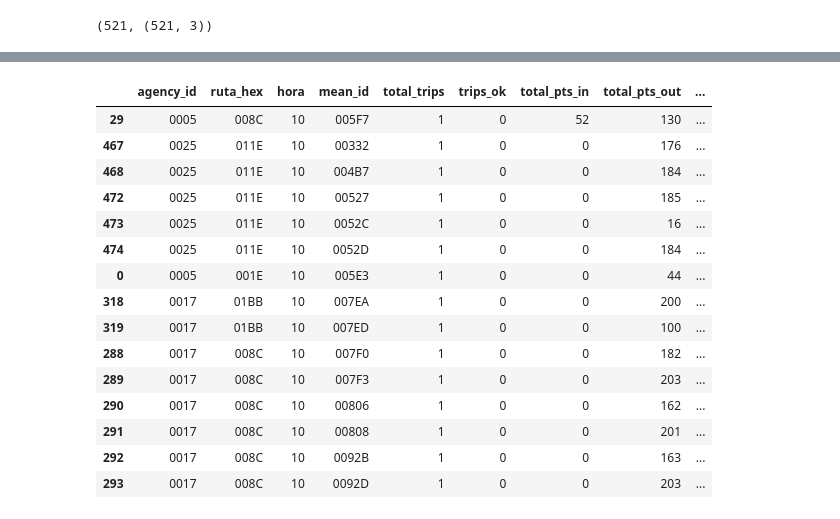
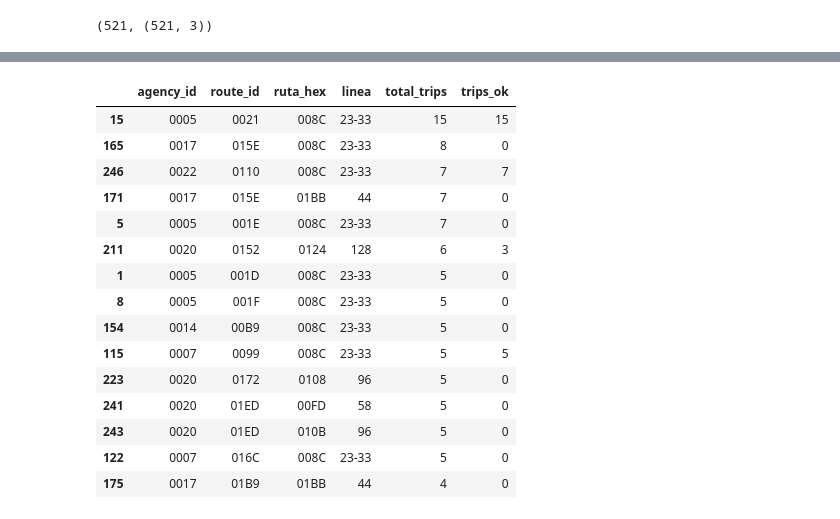
Before and after one commit to alantorresve/cumplimiento-rutas-h3, a Jupyter notebook: app.ipynb, the cells around one changed output, grey strips where cells are left out. Drawn from its saved outputs; the diff is of its cells as text; code cells hidden in the pictures.

```diff
--- a/app.ipynb
+++ b/app.ipynb
@@ -26,9 +3,6 @@ Note: you may need to restart the kernel to use updated packages.
 from pathlib import Path
 import pandas as pd
 import numpy as np
-
-from IPython.display import display, HTML
-import ipywidgets as widgets
 
 pd.set_option("display.max_columns", 200)
 pd.set_option("display.width", 160)
@@ -38,11 +12,9 @@ def norm_emp_id(x):
     s = str(x).strip()
     return s.zfill(4) if s.isdigit() and len(s) <= 4 else s
 
-def fmt_pct(x):
-    if pd.isna(x):
-        return "-"
-    try:
-        return f"{x:.1%}"
-    except Exception:
-        return "-"
+def make_trip_uid(df):
+    """UID de viaje dependiente de bus: par (mean_id, trip_id)."""
+    a = df.get("mean_id").astype(str)
+    b = df.get("trip_id").astype(str)
+    return (a + "§" + b)
 # %%
@@ -299,20 +188,35 @@ HBox(children=(SelectMultiple(description='Empresa', options=('1° DE DICIEMBRE
 # %%
-# BLOQUE 6 : KPI por bus (empresa + ruta + hora + mean_id)
-group_bus = [c for c in ["agency_id","ruta_hex","hora","mean_id"] if c in trips.columns]
-if group_bus:
-    facts_bus = (
-        trips.groupby(group_bus, dropna=False)
-             .agg(total_trips=("trip_id","nunique"),
-                  trips_ok=("trip_match","sum"),
-                  total_pts_in=("pts_in","sum"),
-                  total_pts_out=("pts_out","sum"))
-             .reset_index()
+# BLOQUE 6 (actualizado): consistencia declarada vs ejecutada con vista de línea
+# Si bien la consistencia se calcula sobre route_id vs ruta_hex, mostramos también la 'linea' asociada a la ruta ejecutada.
+
+have_route_cols = {"route_id","ruta_hex"}.issubset(trips.columns)
+if have_route_cols:
+    # traer la línea ejecutada por ruta_hex
+    # (ya la tenemos en trips['linea'], pero la conservamos en la tabla de pares)
+    pairs_cols = ["agency_id","route_id","ruta_hex","linea","trip_uid","trip_match"]
+    keep = [c for c in pairs_cols if c in trips.columns]
+
+    base_pairs = trips[keep].drop_duplicates(subset=["agency_id","route_id","ruta_hex","linea","trip_uid"])
+
+    pairs = (
+        base_pairs.groupby(["agency_id","route_id","ruta_hex","linea"], dropna=False)
+                  .agg(total_trips=("trip_uid","nunique"),
+                       trips_ok=("trip_match","sum"))
+                  .reset_index()
+                  .sort_values("total_trips", ascending=False)
     )
-    facts_bus["pct_trips_ok"] = (facts_bus["trips_ok"] / facts_bus["total_trips"]).replace([np.inf,-np.inf], np.nan).round(3)
-    facts_bus["pct_pts_in"]   = (facts_bus["total_pts_in"] / (facts_bus["total_pts_in"] + facts_bus["total_pts_out"])).replace([np.inf,-np.inf], np.nan).round(3)
 
-    print("Peores buses por % trips OK:")
-    display(facts_bus.sort_values("pct_trips_ok", ascending=True).head(15))
+    mismatch = pairs[pairs["route_id"] != pairs["ruta_hex"]]
+    print("Top 15 combinaciones declarada≠ejecutada:")
+    display(mismatch.head(15))
+
+    # Indicador global de coincidencia declarada-ejecutada
+    total_pairs_trips = int(pairs["total_trips"].sum())
+    exact_pairs = int(pairs.loc[pairs["route_id"] == pairs["ruta_hex"], "total_trips"].sum())
+    pct_global = (exact_pairs / total_pairs_trips) if total_pairs_trips else np.nan
+    print(f"Coincidencia declarada=ejecutada (por trips_uid únicos): {exact_pairs:,}/{total_pairs_trips:,} ({pct_global:.1%} si no es NaN)")
+
 else:
-    print("No hay columnas suficientes para KPI por bus.")
+    pairs = pd.DataFrame()
+    print("No hay columnas 'route_id' y/o 'ruta_hex' para la tabla de consistencia.")
 # %% [output]
@@ -320,16 +224,16 @@ Peores buses por % trips OK:
-|  | agency_id | ruta_hex | hora | mean_id | total_trips | trips_ok | total_pts_in | total_pts_out | ... |
-| 29 | 0005 | 008C | 10 | 005F7 | 1 | 0 | 52 | 130 | ... |
-| 467 | 0025 | 011E | 10 | 00332 | 1 | 0 | 0 | 176 | ... |
-| 468 | 0025 | 011E | 10 | 004B7 | 1 | 0 | 0 | 184 | ... |
-| 472 | 0025 | 011E | 10 | 00527 | 1 | 0 | 0 | 185 | ... |
-| 473 | 0025 | 011E | 10 | 0052C | 1 | 0 | 0 | 16 | ... |
-| 474 | 0025 | 011E | 10 | 0052D | 1 | 0 | 0 | 184 | ... |
-| 0 | 0005 | 001E | 10 | 005E3 | 1 | 0 | 0 | 44 | ... |
-| 318 | 0017 | 01BB | 10 | 007EA | 1 | 0 | 0 | 200 | ... |
-| 319 | 0017 | 01BB | 10 | 007ED | 1 | 0 | 0 | 100 | ... |
-| 288 | 0017 | 008C | 10 | 007F0 | 1 | 0 | 0 | 182 | ... |
-| 289 | 0017 | 008C | 10 | 007F3 | 1 | 0 | 0 | 203 | ... |
-| 290 | 0017 | 008C | 10 | 00806 | 1 | 0 | 0 | 162 | ... |
-| 291 | 0017 | 008C | 10 | 00808 | 1 | 0 | 0 | 201 | ... |
-| 292 | 0017 | 008C | 10 | 0092B | 1 | 0 | 0 | 163 | ... |
-| 293 | 0017 | 008C | 10 | 0092D | 1 | 0 | 0 | 203 | ... |
+|  | agency_id | route_id | ruta_hex | linea | total_trips | trips_ok |
+| 15 | 0005 | 0021 | 008C | 23-33 | 15 | 15 |
+| 165 | 0017 | 015E | 008C | 23-33 | 8 | 0 |
+| 246 | 0022 | 0110 | 008C | 23-33 | 7 | 7 |
+| 171 | 0017 | 015E | 01BB | 44 | 7 | 0 |
+| 5 | 0005 | 001E | 008C | 23-33 | 7 | 0 |
+| 211 | 0020 | 0152 | 0124 | 128 | 6 | 3 |
+| 1 | 0005 | 001D | 008C | 23-33 | 5 | 0 |
+| 8 | 0005 | 001F | 008C | 23-33 | 5 | 0 |
+| 154 | 0014 | 00B9 | 008C | 23-33 | 5 | 0 |
+| 115 | 0007 | 0099 | 008C | 23-33 | 5 | 5 |
+| 223 | 0020 | 0172 | 0108 | 96 | 5 | 0 |
+| 241 | 0020 | 01ED | 00FD | 58 | 5 | 0 |
+| 243 | 0020 | 01ED | 010B | 96 | 5 | 0 |
+| 122 | 0007 | 016C | 008C | 23-33 | 5 | 0 |
+| 175 | 0017 | 01B9 | 01BB | 44 | 4 | 0 |
```
Also changed, not shown: parts of 27 cells of this notebook, 9 other files.
